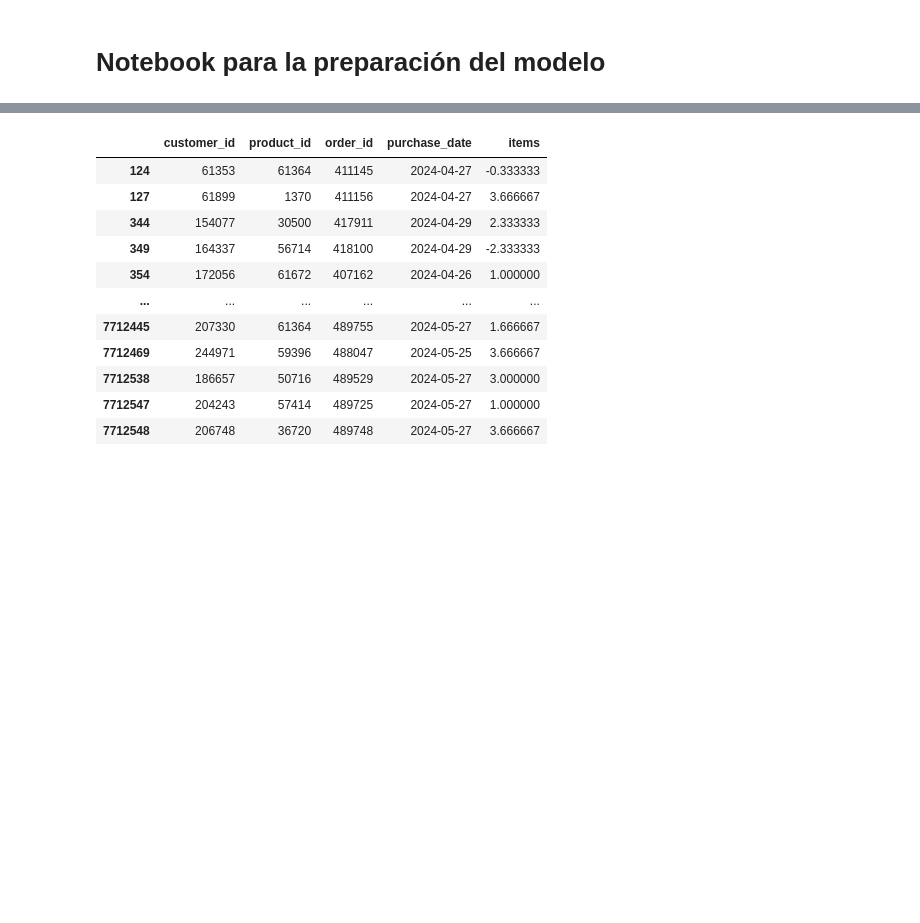
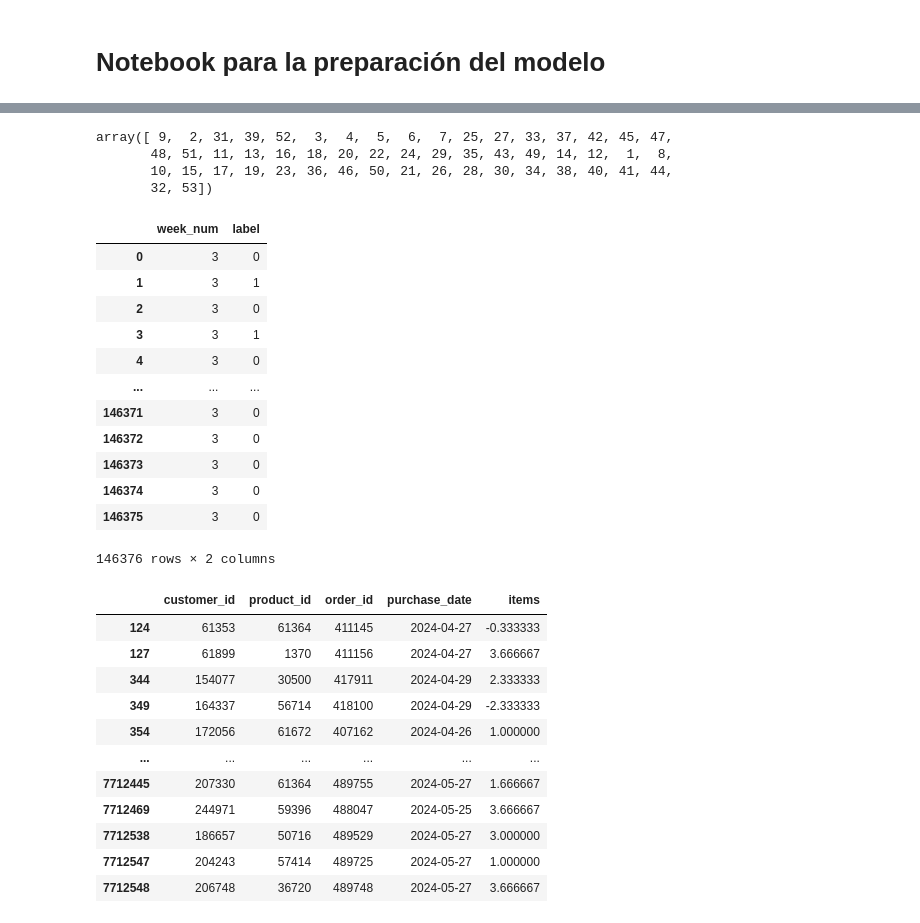
Before and after one commit to Charqican/MDS7202-Grupo-0, a Jupyter notebook: proyecto/model.ipynb, the cells around one changed output, grey strips where cells are left out. Saved outputs shown, nothing was run; the diff lists cells and outputs as text; code cells hidden in the pictures; blank space fills up the shorter version.

```diff
--- a/proyecto/model.ipynb
+++ b/proyecto/model.ipynb
@@ -32,3 +70,32 @@ plt.style.use('seaborn-v0_8-darkgrid')
+# %%
+pd.read_parquet("./data/processed/weekly_labels.parquet")['week_num'].unique()
+# %% [output]
+array([ 9,  2, 31, 39, 52,  3,  4,  5,  6,  7, 25, 27, 33, 37, 42, 45, 47,
+       48, 51, 11, 13, 16, 18, 20, 22, 24, 29, 35, 43, 49, 14, 12,  1,  8,
+       10, 15, 17, 19, 23, 36, 46, 50, 21, 26, 28, 30, 34, 38, 40, 41, 44,
+       32, 53])
+# %%
+
+#test = pd.read_parquet(f"./data/processed/labels/label_week_{i}.parquet")
+test2 = pd.read_parquet(f"./data/processed/labels/week_labels_3.parquet")
+#test3 = pd.read_parquet(f"./data/week_data/week_{i}.parquet")
+#test4 = pd.read_parquet(f"./data/processed/filtado.parquet")
+# %%
+test2
+# %% [output]
+|  | week_num | label |
+| 0 | 3 | 0 |
+| 1 | 3 | 1 |
+| 2 | 3 | 0 |
+| 3 | 3 | 1 |
+| 4 | 3 | 0 |
+| ... | ... | ... |
+| 146371 | 3 | 0 |
+| 146372 | 3 | 0 |
+| 146373 | 3 | 0 |
+| 146374 | 3 | 0 |
+| 146375 | 3 | 0 |
+146376 rows × 2 columns
 # %%
 transacciones_path = "./data/raw/transacciones.parquet"
 clientes_path = "./data/raw/clientes.parquet"
```
Also changed, not shown: parts of 2 cells of this notebook, 5 other files.
